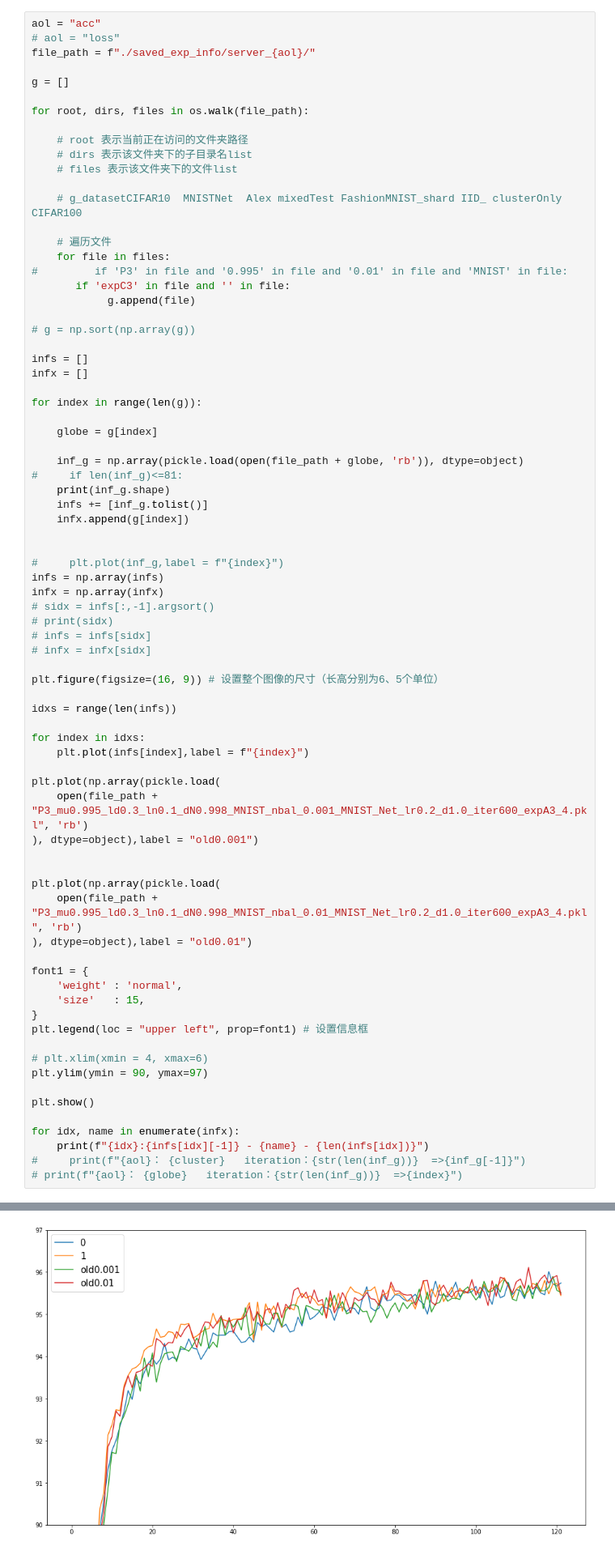
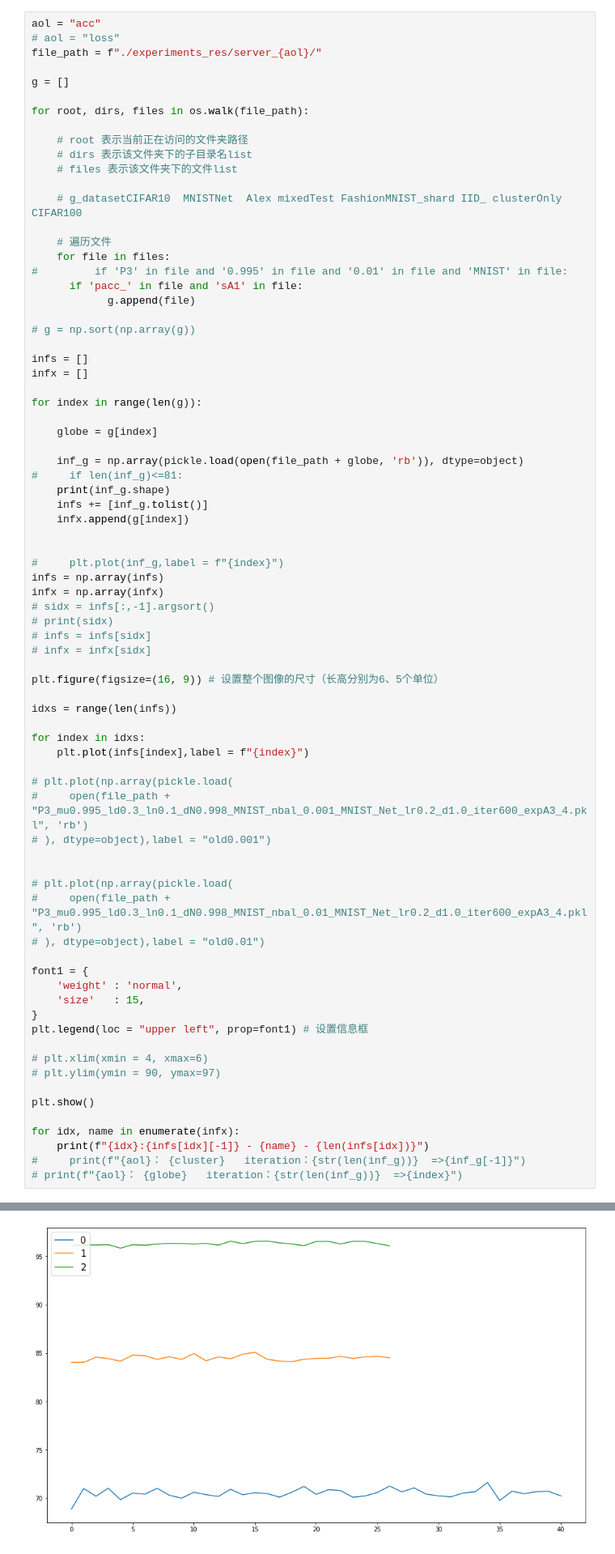
Before and after one commit to Yandy61/myPFL, a Jupyter notebook: pltShow.ipynb, the cells around one changed output, grey strips where cells are left out. Shown at 81% size. Drawn from its saved outputs; the diff is of its cells as text.

```diff
--- a/pltShow.ipynb
+++ b/pltShow.ipynb
@@ -23,7 +23,7 @@ import matplotlib.pyplot as plt
 # %%
 aol = "acc"
 # aol = "loss"
-file_path = f"./saved_exp_info/server_{aol}/"
+file_path = f"./experiments_res/server_{aol}/"
 
 g = []
 
@@ -38,7 +38,7 @@ for root, dirs, files in os.walk(file_path):
     # 遍历文件
     for file in files:
 #         if 'P3' in file and '0.995' in file and '0.01' in file and 'MNIST' in file:
-       if 'expC3' in file and '' in file:
+      if 'pacc_' in file and 'sA1' in file:
             g.append(file)
 
 # g = np.sort(np.array(g))
@@ -72,14 +72,14 @@ idxs = range(len(infs))
 for index in idxs:
     plt.plot(infs[index],label = f"{index}")
 
-plt.plot(np.array(pickle.load(
-    open(file_path + "P3_mu0.995_ld0.3_ln0.1_dN0.998_MNIST_nbal_0.001_MNIST_Net_lr0.2_d1.0_iter600_expA3_4.pkl", 'rb')
-), dtype=object),label = "old0.001")
+# plt.plot(np.array(pickle.load(
+#     open(file_path + "P3_mu0.995_ld0.3_ln0.1_dN0.998_MNIST_nbal_0.001_MNIST_Net_lr0.2_d1.0_iter600_expA3_4.pkl", 'rb')
+# ), dtype=object),label = "old0.001")
 
 
-plt.plot(np.array(pickle.load(
-    open(file_path + "P3_mu0.995_ld0.3_ln0.1_dN0.998_MNIST_nbal_0.01_MNIST_Net_lr0.2_d1.0_iter600_expA3_4.pkl", 'rb')
-), dtype=object),label = "old0.01")
+# plt.plot(np.array(pickle.load(
+#     open(file_path + "P3_mu0.995_ld0.3_ln0.1_dN0.998_MNIST_nbal_0.01_MNIST_Net_lr0.2_d1.0_iter600_expA3_4.pkl", 'rb')
+# ), dtype=object),label = "old0.01")
 
 font1 = {
     'weight' : 'normal',
@@ -88,7 +88,7 @@ font1 = {
 plt.legend(loc = "upper left", prop=font1) # 设置信息框
 
 # plt.xlim(xmin = 4, xmax=6)
-plt.ylim(ymin = 90, ymax=97)
+# plt.ylim(ymin = 90, ymax=97)
 
 plt.show()
 
@@ -102 +103 @@ for idx, name in enumerate(infx):
-[figure, old version]
+[figure, new version]
```
Also changed, not shown: parts of 3 cells of this notebook, 7 other files.
